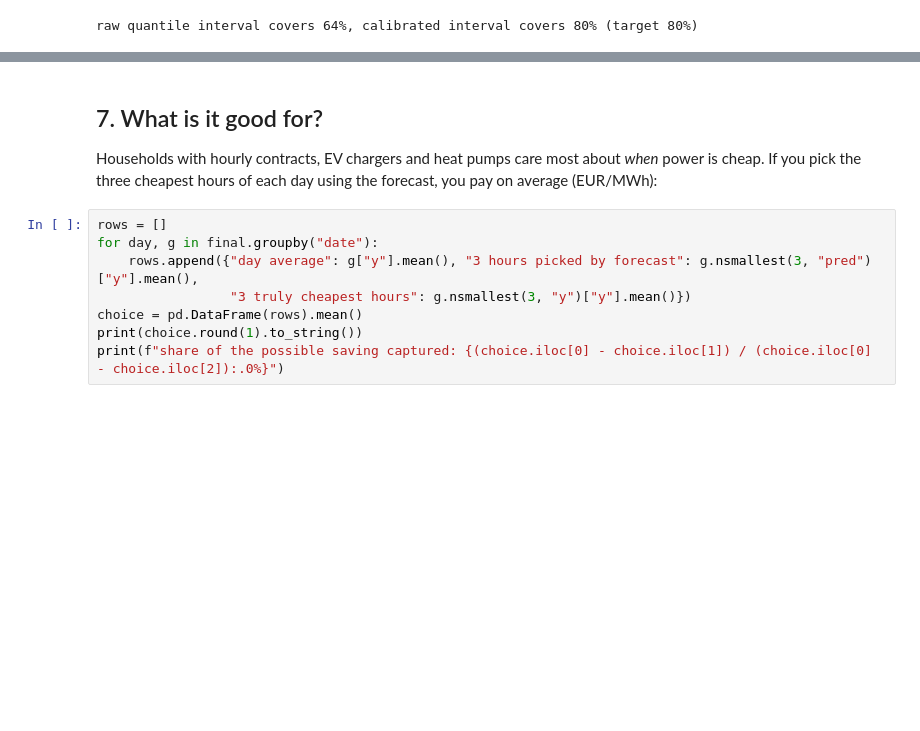
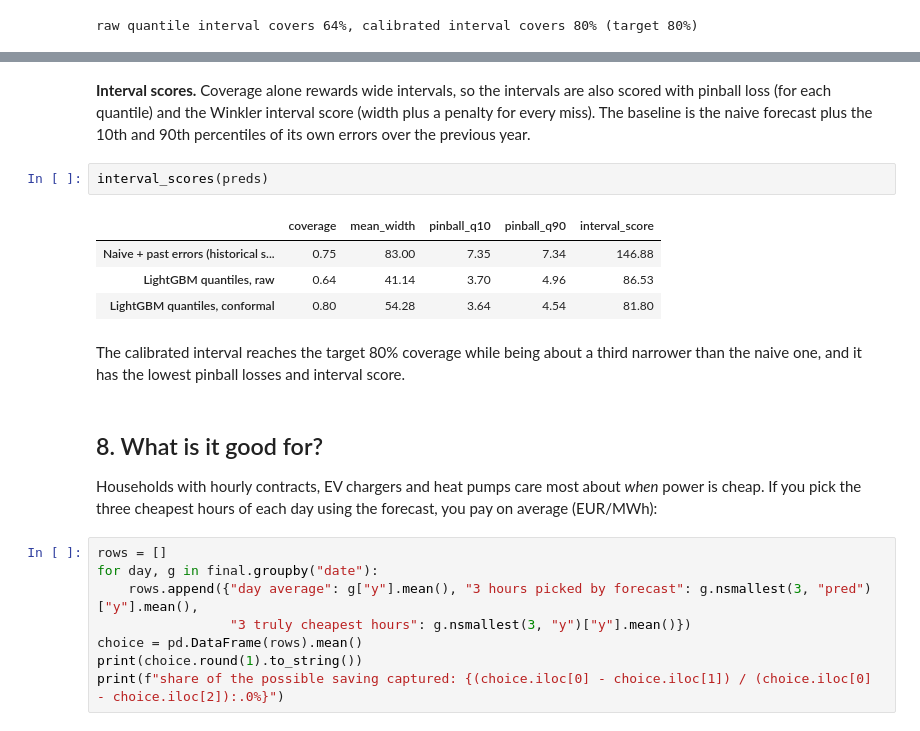
Before and after one commit to rose-ember-forge/Forecasting-Electricity-Prices-in-Stockholm, a Jupyter notebook: notebooks/analysis.ipynb, the cells around one changed output, grey strips where cells are left out. Drawn from its saved outputs; the diff is of its cells as text; blank space fills up the shorter version.

```diff
--- a/notebooks/analysis.ipynb
+++ b/notebooks/analysis.ipynb
@@ -180,5 +220,16 @@ raw quantile interval covers 64%, calibrated interval covers 80% (target 80%)
+# %% [markdown]
+**Interval scores.** Coverage alone rewards wide intervals, so the intervals are also scored with pinball loss (for each quantile) and the Winkler interval score (width plus a penalty for every miss). The baseline is the naive forecast plus the 10th and 90th percentiles of its own errors over the previous year.
+# %%
+interval_scores(preds)
+# %% [output]
+|  | coverage | mean_width | pinball_q10 | pinball_q90 | interval_score |
+| Naive + past errors (historical s... | 0.75 | 83.00 | 7.35 | 7.34 | 146.88 |
+| LightGBM quantiles, raw | 0.64 | 41.14 | 3.70 | 4.96 | 86.53 |
+| LightGBM quantiles, conformal | 0.80 | 54.28 | 3.64 | 4.54 | 81.80 |
+# %% [markdown]
+The calibrated interval reaches the target 80% coverage while being about a third narrower than the naive one, and it has the lowest pinball losses and interval score.
 # %% [markdown]
-## 7. What is it good for?
+## 8. What is it good for?
 
 Households with hourly contracts, EV chargers and heat pumps care most about *when* power is cheap. If you pick the three cheapest hours of each day using the forecast, you pay on average (EUR/MWh):
 # %%
```
Also changed, not shown: parts of 5 cells of this notebook, 9 other files.
